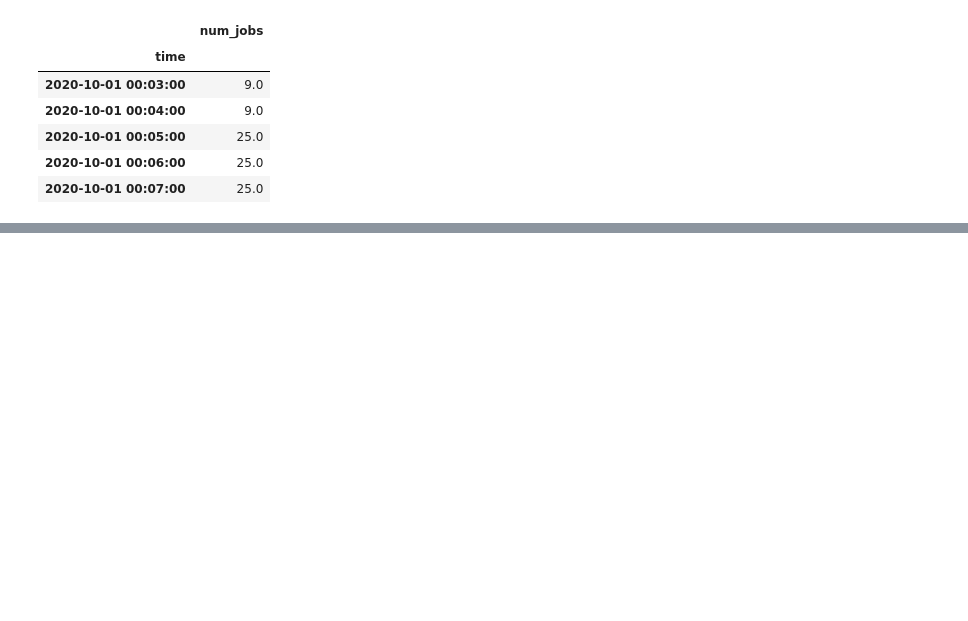
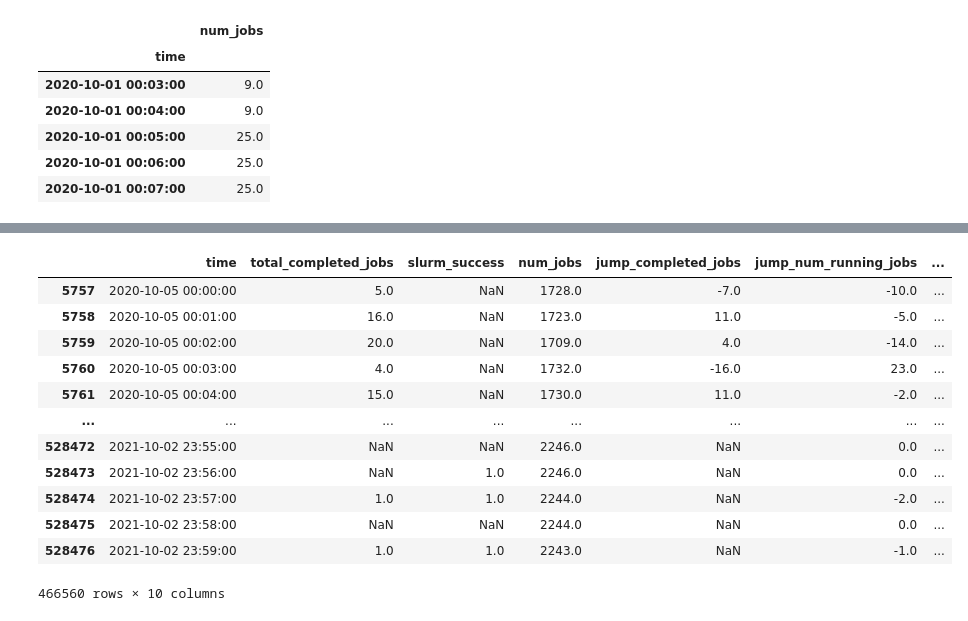
Before and after one commit to nss-data-science-cohort-8/accre-sweet-potato-casserole, a Jupyter notebook: notebooks/AIBranch3.ipynb, the cells around one changed output, grey strips where cells are left out. Cells and saved outputs as stored; diff of their text form; code cells hidden in the pictures; blank space fills up the shorter version.

```diff
--- a/notebooks/AIBranch3.ipynb
+++ b/notebooks/AIBranch3.ipynb
@@ -686,0 +896,4 @@ num_jobs_df.sample(10000).sort_index().plot()
+# %%
+run_jobs['jump_completed_jobs'] = run_jobs['total_completed_jobs'] - run_jobs['total_completed_jobs'].shift(periods=1)
+run_jobs['jump_num_running_jobs'] = run_jobs['num_jobs'] - run_jobs['num_jobs'].shift(periods=1)
+run_jobs[100000:].head()
@@ -686,0 +907,6 @@ num_jobs_df.sample(10000).sort_index().plot()
+# %%
+run_jobs['prev_min_completed_jobs'] = run_jobs['total_completed_jobs'].shift(periods=1)
+run_jobs['next_min_completed_jobs'] = run_jobs['total_completed_jobs'].shift(periods=-1)
+run_jobs['prev_min_num_jobs'] = run_jobs['num_jobs'].shift(periods=1)
+run_jobs['next_min_num_jobs'] = run_jobs['num_jobs'].shift(periods=-1)
+run_jobs[100000:].head()
@@ -686,0 +948,3 @@ num_jobs_df.sample(10000).sort_index().plot()
+# %%
+corr_df = run_jobs.set_index('time').corr()
+corr_df
@@ -686,0 +1294,18 @@ num_jobs_df.sample(10000).sort_index().plot()
+# %%
+#(~run_jobs['time'].between('2021-10-01', '2021-10-31')) & (~run_jobs['time'].between('2021-05-01', '2021-05-31'))
+run_jobs_without_low_dates = run_jobs[~run_jobs['time'].dt.date.isin(low_dates)]
+run_jobs_without_low_dates
+# %% [output]
+|  | time | total_completed_jobs | slurm_success | num_jobs | jump_completed_jobs | jump_num_running_jobs | ... |
+| 5757 | 2020-10-05 00:00:00 | 5.0 | NaN | 1728.0 | -7.0 | -10.0 | ... |
+| 5758 | 2020-10-05 00:01:00 | 16.0 | NaN | 1723.0 | 11.0 | -5.0 | ... |
+| 5759 | 2020-10-05 00:02:00 | 20.0 | NaN | 1709.0 | 4.0 | -14.0 | ... |
+| 5760 | 2020-10-05 00:03:00 | 4.0 | NaN | 1732.0 | -16.0 | 23.0 | ... |
+| 5761 | 2020-10-05 00:04:00 | 15.0 | NaN | 1730.0 | 11.0 | -2.0 | ... |
+| ... | ... | ... | ... | ... | ... | ... | ... |
+| 528472 | 2021-10-02 23:55:00 | NaN | NaN | 2246.0 | NaN | 0.0 | ... |
+| 528473 | 2021-10-02 23:56:00 | NaN | 1.0 | 2246.0 | NaN | 0.0 | ... |
+| 528474 | 2021-10-02 23:57:00 | 1.0 | 1.0 | 2244.0 | NaN | -2.0 | ... |
+| 528475 | 2021-10-02 23:58:00 | NaN | NaN | 2244.0 | NaN | 0.0 | ... |
+| 528476 | 2021-10-02 23:59:00 | 1.0 | 1.0 | 2243.0 | NaN | -1.0 | ... |
+466560 rows × 10 columns
```
Also changed, not shown: parts of 64 cells of this notebook.
